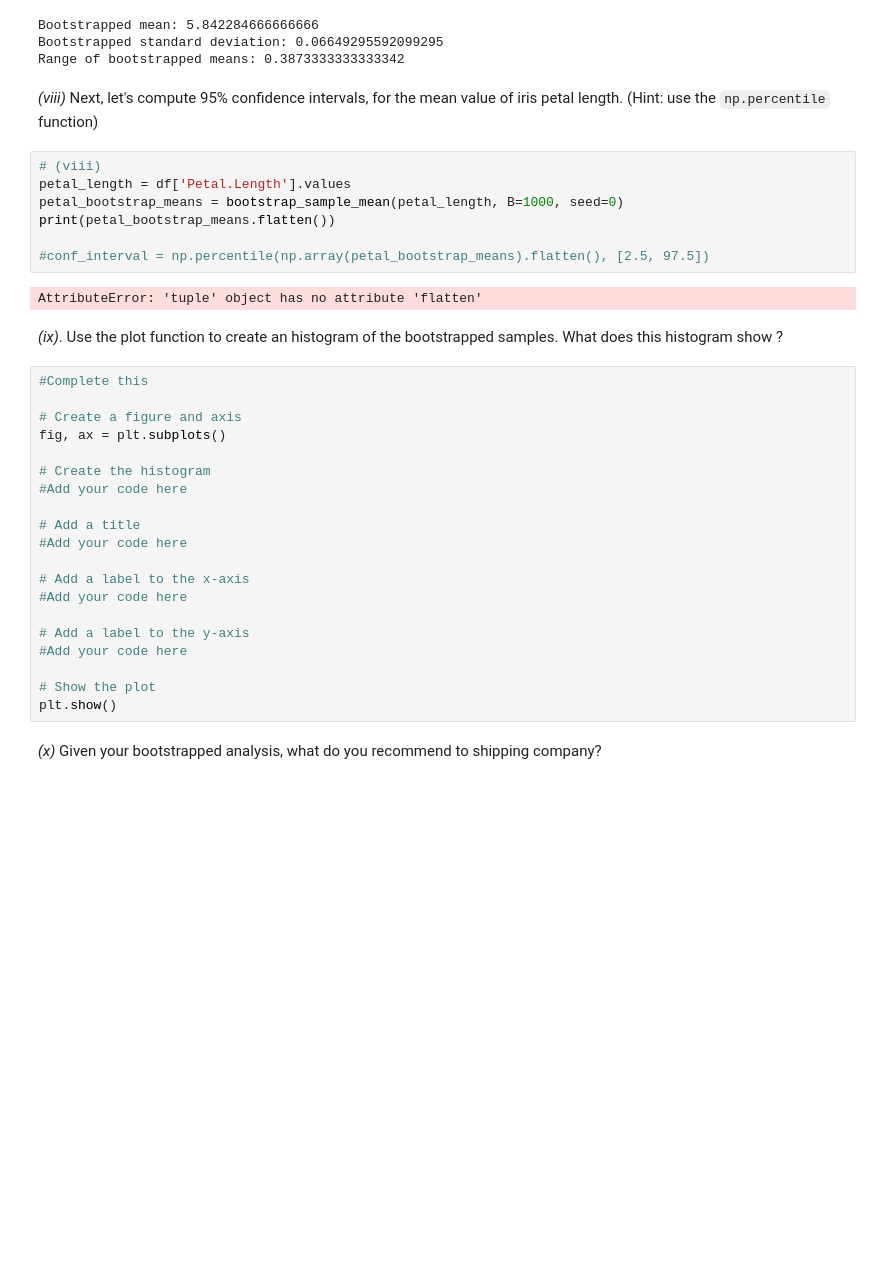
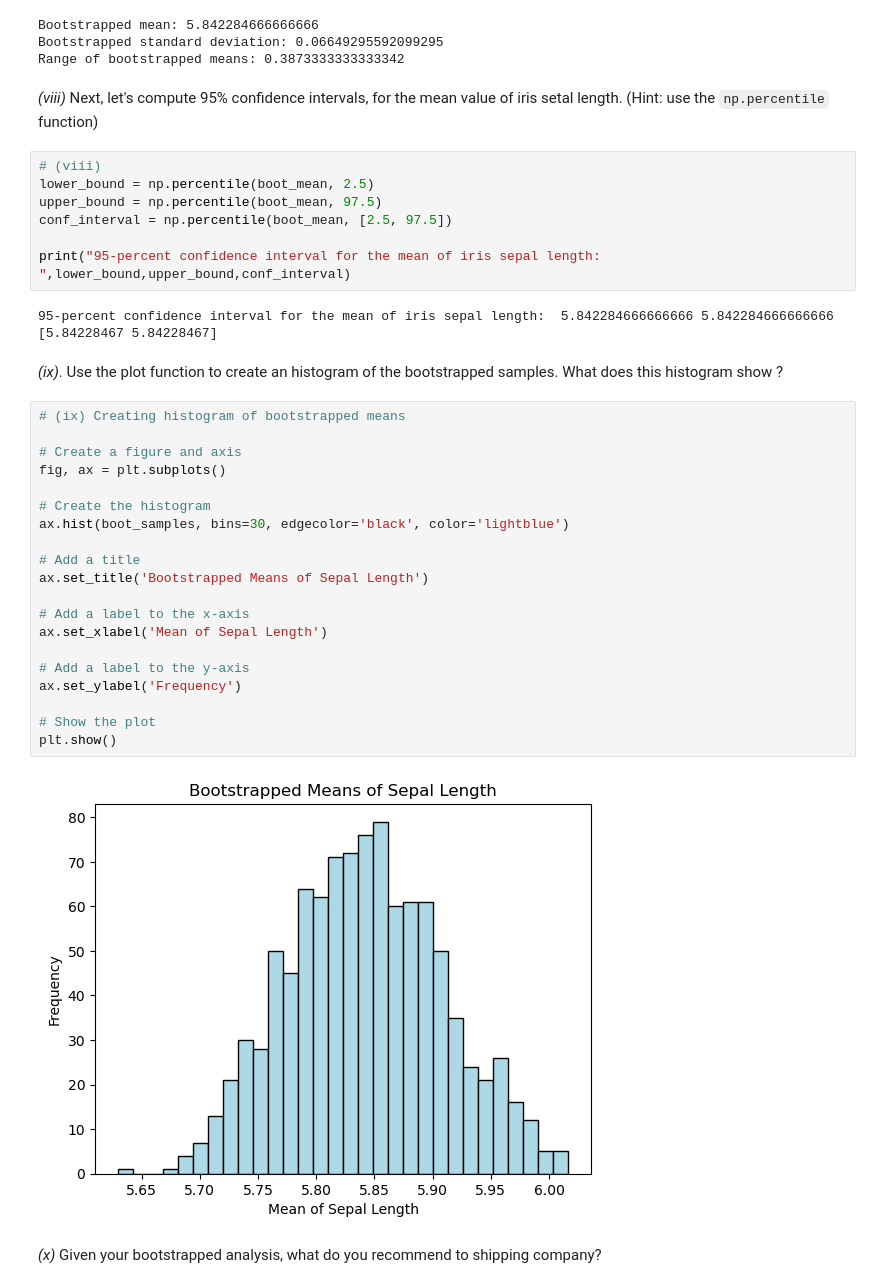
Before and after one commit to alex-yatseyko/applying_statistical_concepts, a Jupyter notebook: 02_assignments/assignment_3.ipynb, the cells around one changed output. Drawn from its saved outputs; the diff is of its cells as text; blank space fills up the shorter version.

```diff
--- a/02_assignments/assignment_3.ipynb
+++ b/02_assignments/assignment_3.ipynb
@@ -164,37 +164,39 @@ Bootstrapped mean: 5.842284666666666
 Bootstrapped standard deviation: 0.06649295592099295
 Range of bootstrapped means: 0.3873333333333342
 # %% [markdown]
-_(viii)_ Next, let's compute 95% confidence intervals, for the mean value of iris petal length. (Hint: use the `np.percentile` function)
+_(viii)_ Next, let's compute 95% confidence intervals, for the mean value of iris setal length. (Hint: use the `np.percentile` function)
 # %%
 # (viii)
-petal_length = df['Petal.Length'].values
-petal_bootstrap_means = bootstrap_sample_mean(petal_length, B=1000, seed=0)
-print(petal_bootstrap_means.flatten())
+lower_bound = np.percentile(boot_mean, 2.5)
+upper_bound = np.percentile(boot_mean, 97.5)
+conf_interval = np.percentile(boot_mean, [2.5, 97.5])
 
-#conf_interval = np.percentile(np.array(petal_bootstrap_means).flatten(), [2.5, 97.5])
+print("95-percent confidence interval for the mean of iris sepal length: ",lower_bound,upper_bound,conf_interval)
 # %% [output]
-AttributeError: 'tuple' object has no attribute 'flatten'
+95-percent confidence interval for the mean of iris sepal length:  5.842284666666666 5.842284666666666 [5.84228467 5.84228467]
 # %% [markdown]
 _(ix)_. Use the plot function to create an histogram of the bootstrapped samples. What does this histogram show ?
 # %%
-#Complete this
+# (ix) Creating histogram of bootstrapped means
 
 # Create a figure and axis
 fig, ax = plt.subplots()
 
 # Create the histogram
-#Add your code here
+ax.hist(boot_samples, bins=30, edgecolor='black', color='lightblue')
 
 # Add a title
-#Add your code here
+ax.set_title('Bootstrapped Means of Sepal Length')
 
 # Add a label to the x-axis
-#Add your code here
+ax.set_xlabel('Mean of Sepal Length')
 
 # Add a label to the y-axis
-#Add your code here
+ax.set_ylabel('Frequency')
 
 # Show the plot
 plt.show()
+# %% [output]
+[figure, added]
 # %% [markdown]
 _(x)_ Given your bootstrapped analysis, what do you recommend to shipping company?
```
Also changed, not shown: parts of 2 cells of this notebook.
